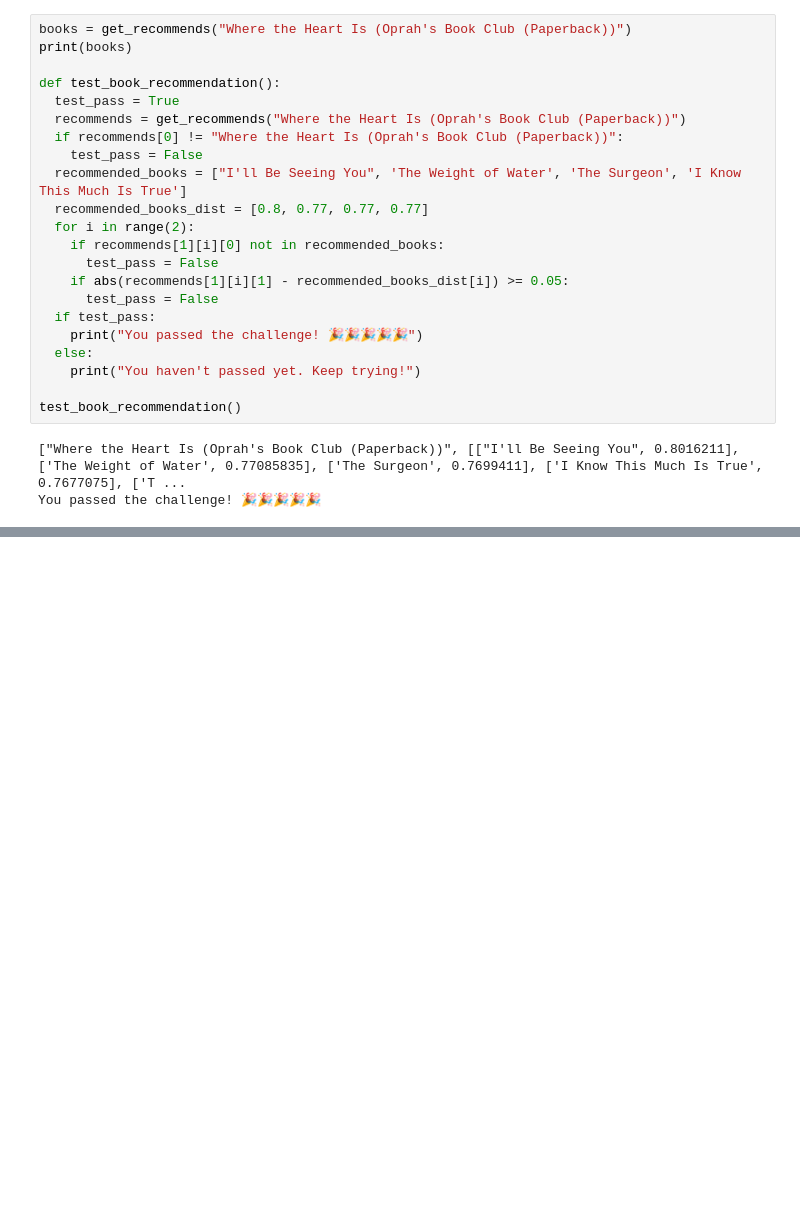
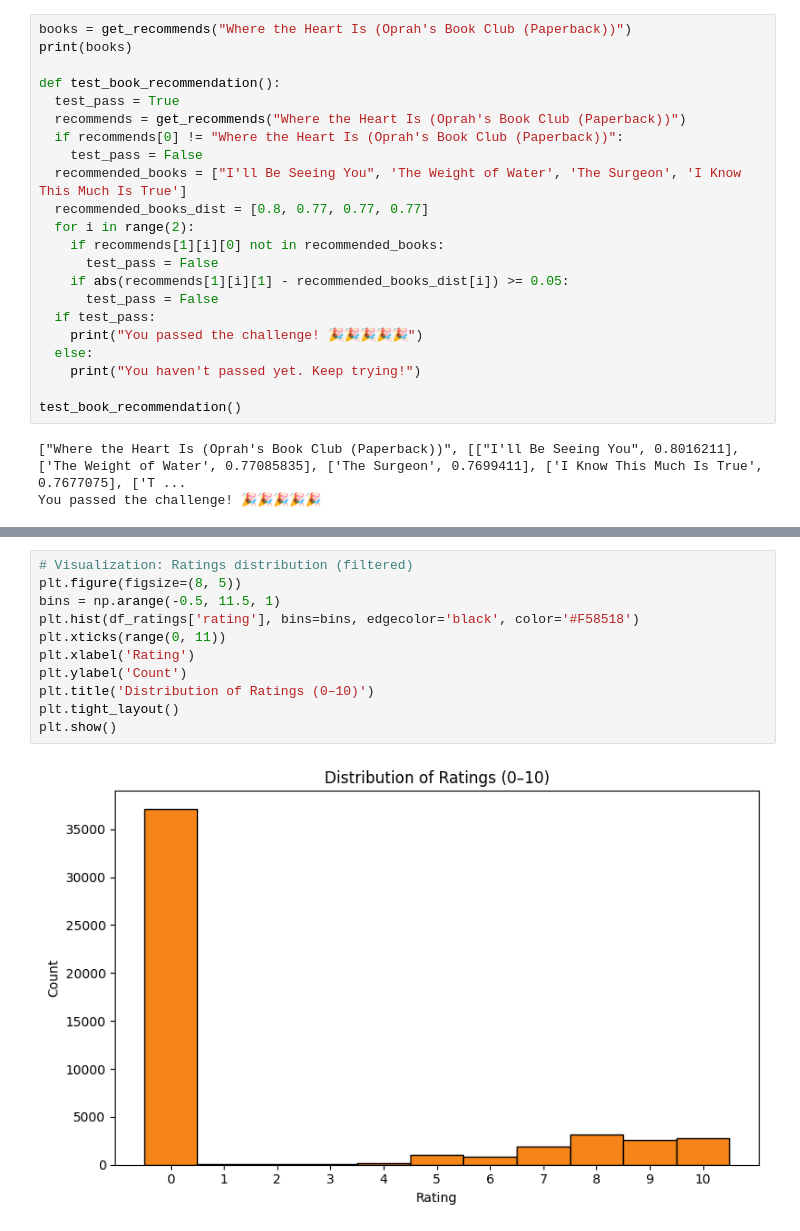
Before and after one commit to TheUnknown550/Book-Recommendation-Engine-using-KNN, a Jupyter notebook: fcc_book_recommendation_knn.ipynb, the cells around one changed output, grey strips where cells are left out. Drawn from its saved outputs; the diff is of its cells as text; blank space fills up the shorter version.

```diff
--- a/fcc_book_recommendation_knn.ipynb
+++ b/fcc_book_recommendation_knn.ipynb
@@ -131,0 +144,13 @@ You passed the challenge! 🎉🎉🎉🎉🎉
+# %%
+# Visualization: Ratings distribution (filtered)
+plt.figure(figsize=(8, 5))
+bins = np.arange(-0.5, 11.5, 1)
+plt.hist(df_ratings['rating'], bins=bins, edgecolor='black', color='#F58518')
+plt.xticks(range(0, 11))
+plt.xlabel('Rating')
+plt.ylabel('Count')
+plt.title('Distribution of Ratings (0–10)')
+plt.tight_layout()
+plt.show()
+# %% [output]
+[figure, added]
```
Also changed, not shown: parts of 3 cells of this notebook.
